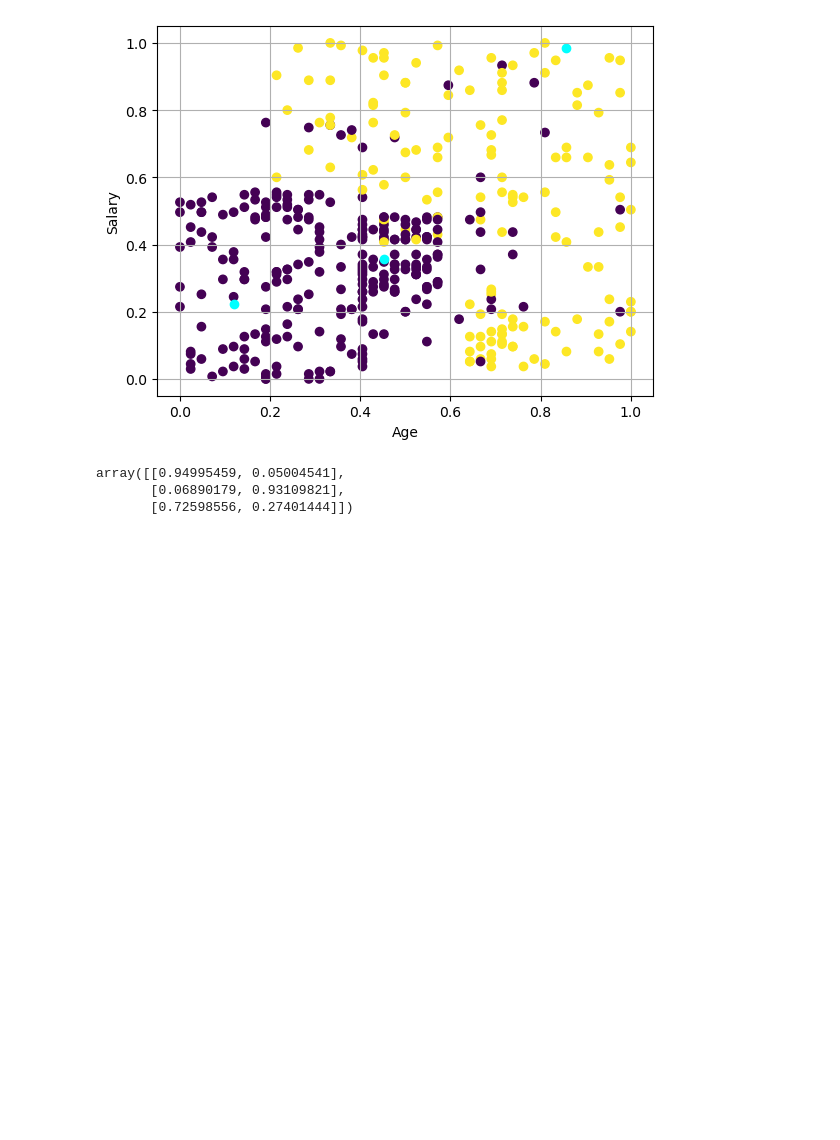
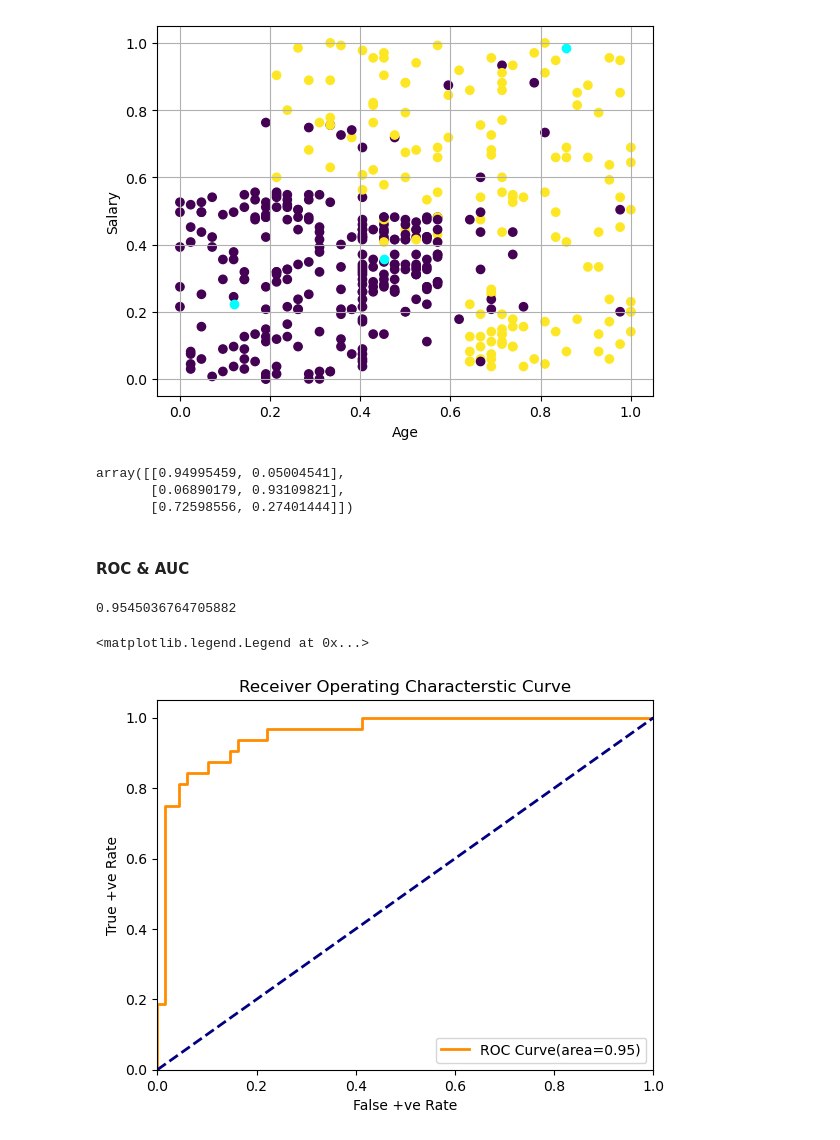
Before and after one commit to rkpun/Python-AI-code-CDAC, a Jupyter notebook: 34 Logistic Regression.ipynb, the cells around one changed output. Cells and saved outputs as stored; diff of their text form; code cells hidden in the pictures; blank space fills up the shorter version.

```diff
--- a/34 Logistic Regression.ipynb
+++ b/34 Logistic Regression.ipynb
@@ -345,3 +345,5 @@ classifier.predict_proba(new_scaler)
 array([[0.94995459, 0.05004541],
        [0.06890179, 0.93109821],
        [0.72598556, 0.27401444]])
+# %% [markdown]
+#### ROC & AUC
@@ -347,0 +352,25 @@ array([[0.94995459, 0.05004541],
+# %%
+#Predict Probabilities
+y_prob= classifier.predict_proba(x_test)[:,1]
+# %%
+# Compute ROC curve and ROC AUC
+fpr, tpr, thresholds = roc_curve(y_test,y_prob)
+roc_auc= roc_auc_score(y_test,y_prob)
+# %%
+roc_auc
+# %% [output]
+0.9545036764705882
+# %%
+#Performance Probability based model
+#Plot ROC Curve
+plt.plot(fpr,tpr, color='darkorange',lw=2, label=f'ROC Curve(area={roc_auc:.2f})')
+plt.plot([0,1],[0,1], color='navy', lw=2, linestyle='--')
+plt.xlim([0.0,1.0])
+plt.ylim([0.0,1.05])
+plt.xlabel('False +ve Rate')
+plt.ylabel('True +ve Rate')
+plt.title('Receiver Operating Characterstic Curve')
+plt.legend(loc='lower right')
+# %% [output]
+<matplotlib.legend.Legend at 0x...>
+[figure, added]
```
Also changed, not shown: parts of 1 cell of this notebook.
